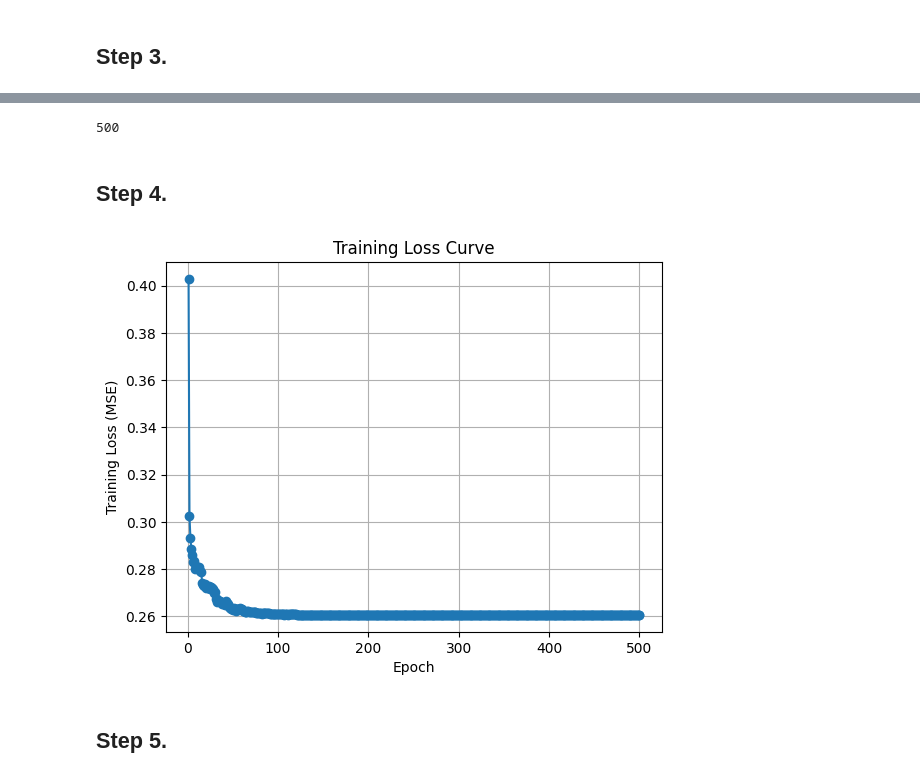
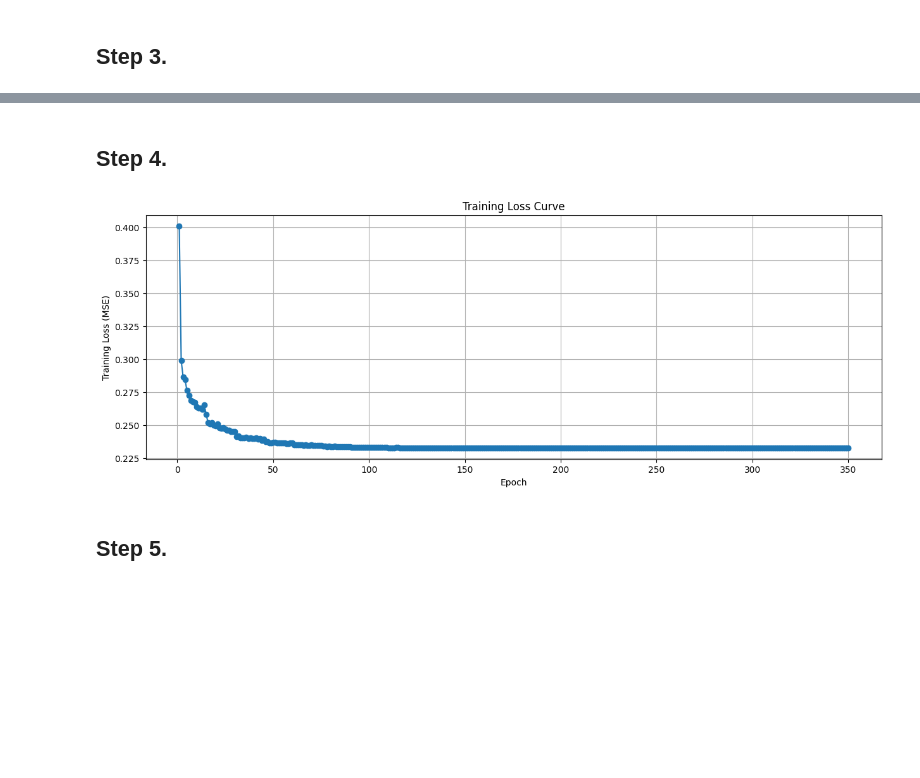
Before and after one commit to AmirhosseinNorouzi88/questions_updated.ipynb, a Jupyter notebook: questions_updated.ipynb, the cells around one changed output, grey strips where cells are left out. Drawn from its saved outputs; the diff is of its cells as text; code cells hidden in the pictures; blank space fills up the shorter version.

```diff
--- a/questions_updated.ipynb
+++ b/questions_updated.ipynb
@@ -436,9 +440,9 @@ train_loader = DataLoader(train_dataset, batch_size=32, shuffle=True)
 class ManualRegression(nn.Module):
     def __init__(self):
         super().__init__()
-        self.fc1 = nn.Linear(8, 5)
-        self.fc2 = nn.Linear(5, 3)
-        self.fc3 = nn.Linear(3, 1)
+        self.fc1 = nn.Linear(in_features=8, out_features=8)
+        self.fc2 = nn.Linear(8, 5)
+        self.fc3 = nn.Linear(5, 1)
         self.relu = nn.ReLU()
 
     def forward(self, x):
@@ -459,7 +463,7 @@ scheduler = torch.optim.lr_scheduler.StepLR(optimizer, step_size=15, gamma=0.5)
 # %% [markdown]
 ## Step 3.
 # %%
-num_epochs = 250
+num_epochs = 350
 loss_history = []
 # %%
 for epoch in range(num_epochs):
@@ -505,18 +509,15 @@ Epoch 250/250, Loss: 0.26065334
-# %%
-len(loss_history)
-# %% [output]
-500
 # %% [markdown]
 ## Step 4.
 # %%
-plt.plot(range(1,(2 * num_epochs)+1), loss_history, marker='o')
+fig, ax = plt.subplots(figsize=(15, 5))
+ax.plot(range(1,num_epochs+1), loss_history, marker='o')
 plt.xlabel("Epoch")
 plt.ylabel("Training Loss (MSE)")
 plt.title("Training Loss Curve")
 plt.grid(True)
 plt.show()
 # %% [output]
-[figure, old version]
+[figure, new version]
 # %% [markdown]
 ## Step 5.
 # %%
```
Also changed, not shown: parts of 5 cells of this notebook.
